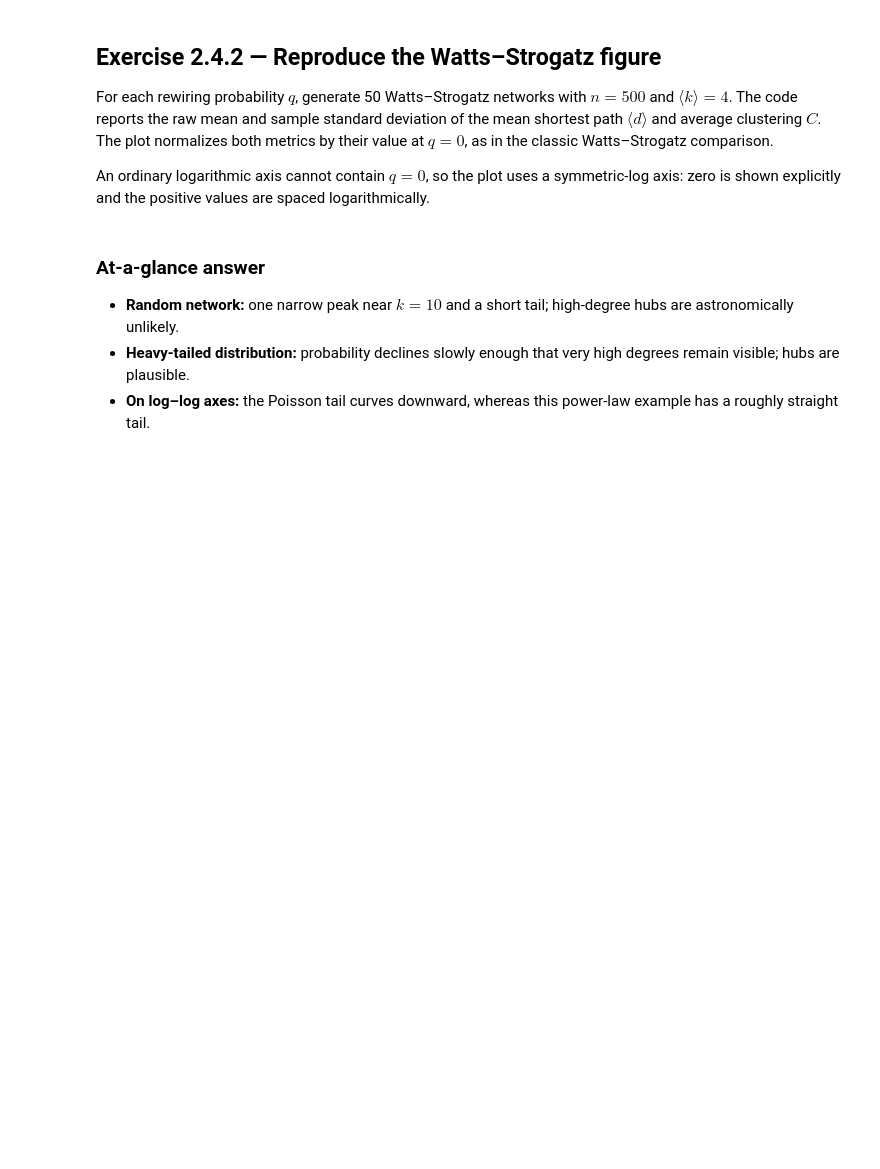
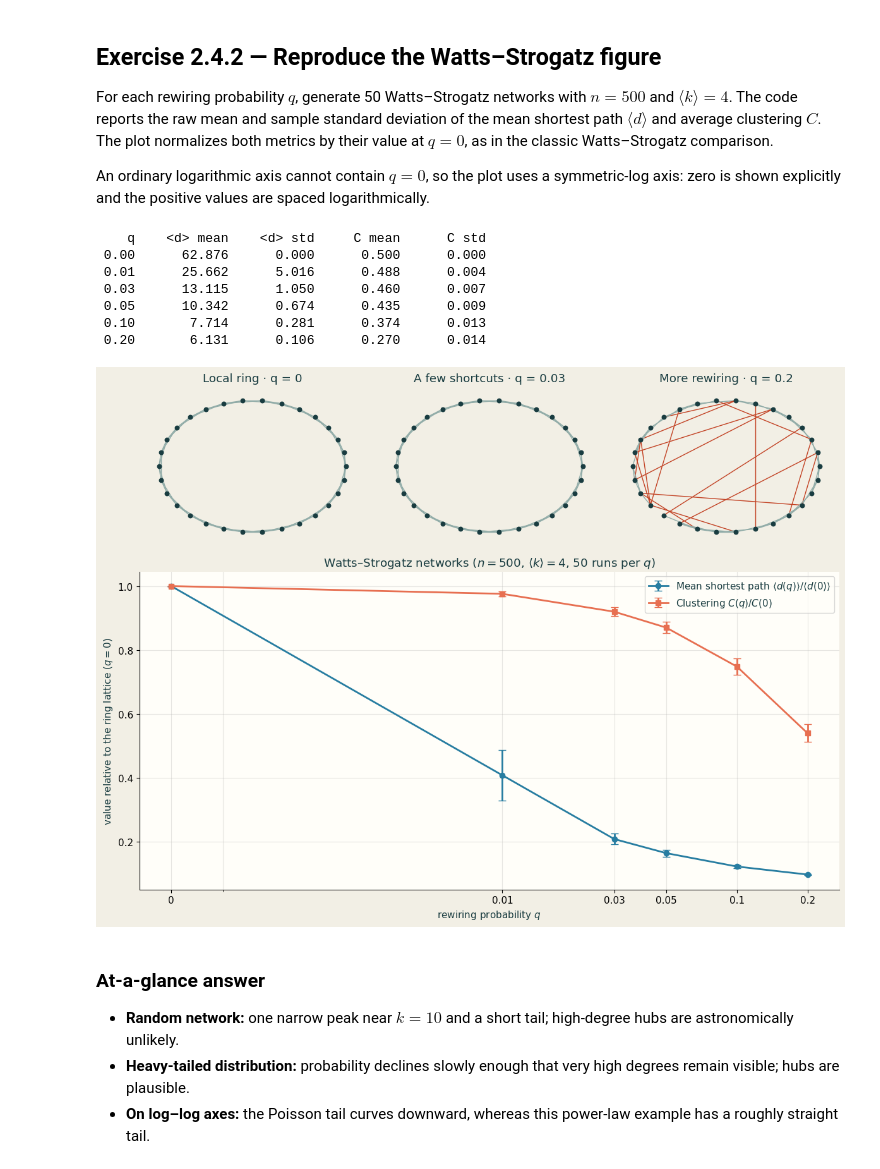
Before and after one commit to detchampenBo/Go_Nuts_repos, a Jupyter notebook: notebooks/week02_poissondist.ipynb, the cells around one changed output. Saved outputs shown, nothing was run; the diff lists cells and outputs as text; code cells hidden in the pictures; blank space fills up the shorter version.

```diff
--- a/notebooks/week02_poissondist.ipynb
+++ b/notebooks/week02_poissondist.ipynb
@@ -122,34 +132,55 @@ for q, path_mean, path_std, clustering_mean, clustering_std in zip(
 ):
     print(f"{q:5.2f}  {path_mean:10.3f}  {path_std:9.3f}  {clustering_mean:9.3f}  {clustering_std:9.3f}")
 
 normalized_path_length = mean_path_length / mean_path_length[0]
 normalized_clustering = mean_clustering / mean_clustering[0]
 normalized_path_error = std_path_length / mean_path_length[0]
 normalized_clustering_error = std_clustering / mean_clustering[0]
 
-fig, ax = plt.subplots(figsize=(9, 5.5))
+fig = plt.figure(figsize=(12, 9))
+grid = fig.add_gridspec(2, 3, height_ratios=[1, 2])
+for column, q_example in enumerate([0, 0.03, 0.2]):
+    inset = fig.add_subplot(grid[0, column])
+    example = nx.watts_strogatz_graph(30, 4, q_example, seed=7)
+    positions = nx.circular_layout(example)
+    ring_edges = {tuple(sorted(edge)) for edge in nx.watts_strogatz_graph(30, 4, 0).edges()}
+    colors = ["#c34426" if tuple(sorted(edge)) not in ring_edges else "#91aca8" for edge in example.edges()]
+    nx.draw_networkx(example, pos=positions, ax=inset, with_labels=False,
+                     node_size=22, node_color="#193c40", edge_color=colors, width=1)
+    inset.set_title(["Local ring · q = 0", "A few shortcuts · q = 0.03", "More rewiring · q = 0.2"][column])
+    inset.set_axis_off()
+ax = fig.add_subplot(grid[1, :])
 ax.errorbar(
     q_values, normalized_path_length, yerr=normalized_path_error,
     fmt="o-", capsize=4, lw=2, color="#277da1",
     label=r"Mean shortest path $\langle d(q)\rangle / \langle d(0)\rangle$",
 )
 ax.errorbar(
     q_values, normalized_clustering, yerr=normalized_clustering_error,
     fmt="s-", capsize=4, lw=2, color="#e76f51",
     label=r"Clustering $C(q) / C(0)$",
 )
 ax.set_xscale("symlog", linthresh=0.005)
 ax.set_xticks(q_values)
 ax.set_xticklabels([f"{q:g}" for q in q_values])
 ax.set(
     xlabel="rewiring probability $q$",
     ylabel="value relative to the ring lattice ($q=0$)",
     title=rf"Watts–Strogatz networks ($n={n}$, $\langle k\rangle={mean_degree}$, {runs_per_q} runs per $q$)",
 )
 ax.grid(which="both", alpha=0.3)
 ax.legend()
 fig.tight_layout()
 plt.show()
+# %% [output]
+    q    <d> mean    <d> std     C mean      C std
+ 0.00      62.876      0.000      0.500      0.000
+ 0.01      25.662      5.016      0.488      0.004
+ 0.03      13.115      1.050      0.460      0.007
+ 0.05      10.342      0.674      0.435      0.009
+ 0.10       7.714      0.281      0.374      0.013
+ 0.20       6.131      0.106      0.270      0.014
+[figure, added]
 # %% [markdown]
 ### At-a-glance answer
 
```
Also changed, not shown: parts of 5 cells of this notebook, 9 other files.
